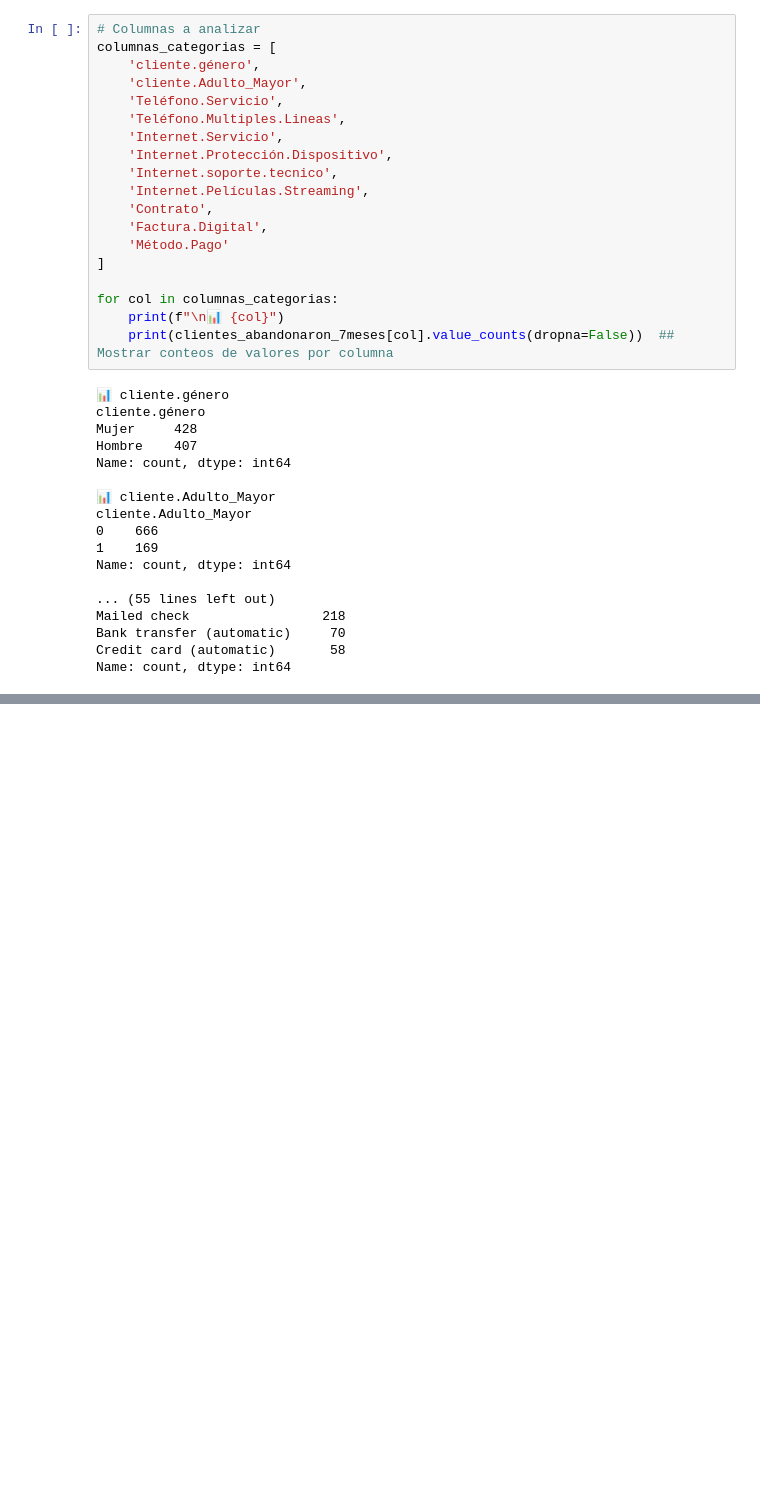
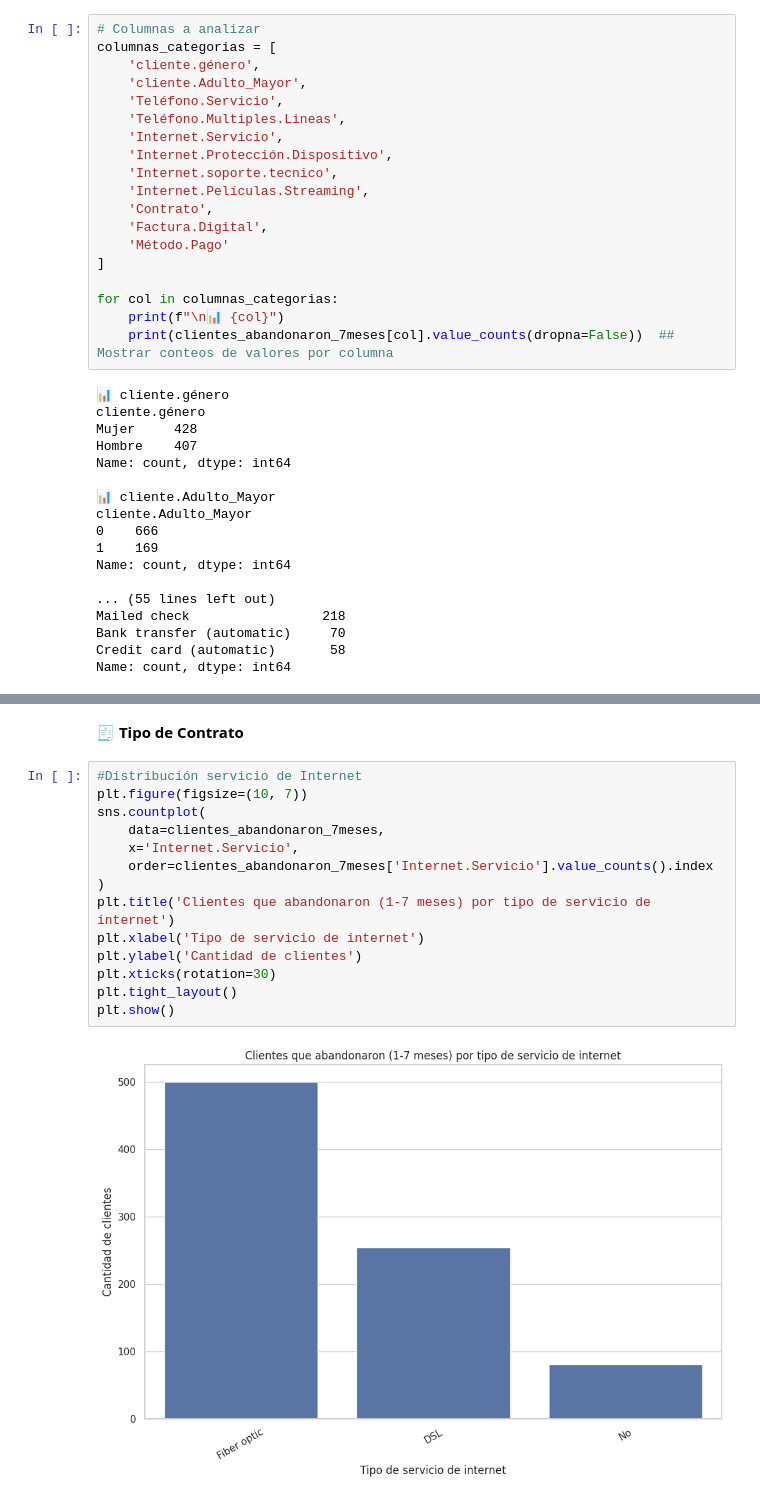
Before and after one commit to Lexx4nder/challenge2-data-science-LATAM, a Jupyter notebook: Challenge_2_Data_Science_|_TELECOM_X.ipynb, the cells around one changed output, grey strips where cells are left out. Drawn from its saved outputs; the diff is of its cells as text; blank space fills up the shorter version.

```diff
--- a/Challenge_2_Data_Science_|_TELECOM_X.ipynb
+++ b/Challenge_2_Data_Science_|_TELECOM_X.ipynb
@@ -770,0 +918,18 @@ Name: count, dtype: int64
+# %% [markdown]
+🧾 **Tipo de Contrato**
+# %%
+#Distribución servicio de Internet
+plt.figure(figsize=(10, 7))
+sns.countplot(
+    data=clientes_abandonaron_7meses,
+    x='Internet.Servicio',
+    order=clientes_abandonaron_7meses['Internet.Servicio'].value_counts().index
+)
+plt.title('Clientes que abandonaron (1-7 meses) por tipo de servicio de internet')
+plt.xlabel('Tipo de servicio de internet')
+plt.ylabel('Cantidad de clientes')
+plt.xticks(rotation=30)
+plt.tight_layout()
+plt.show()
+# %% [output]
+[figure, added]
```
Also changed, not shown: parts of 13 cells of this notebook.
